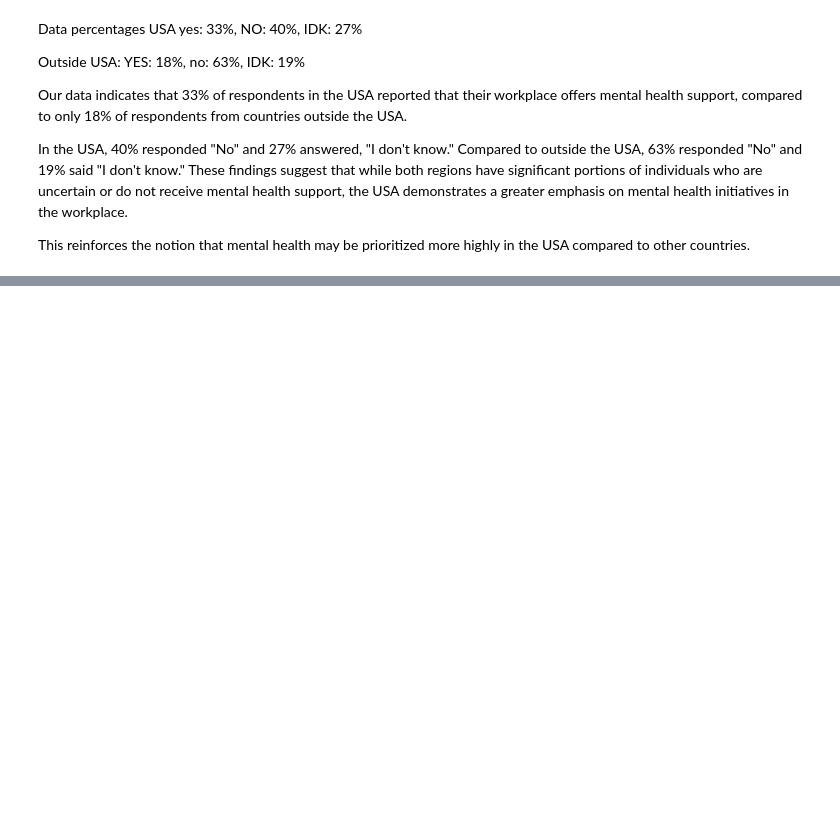
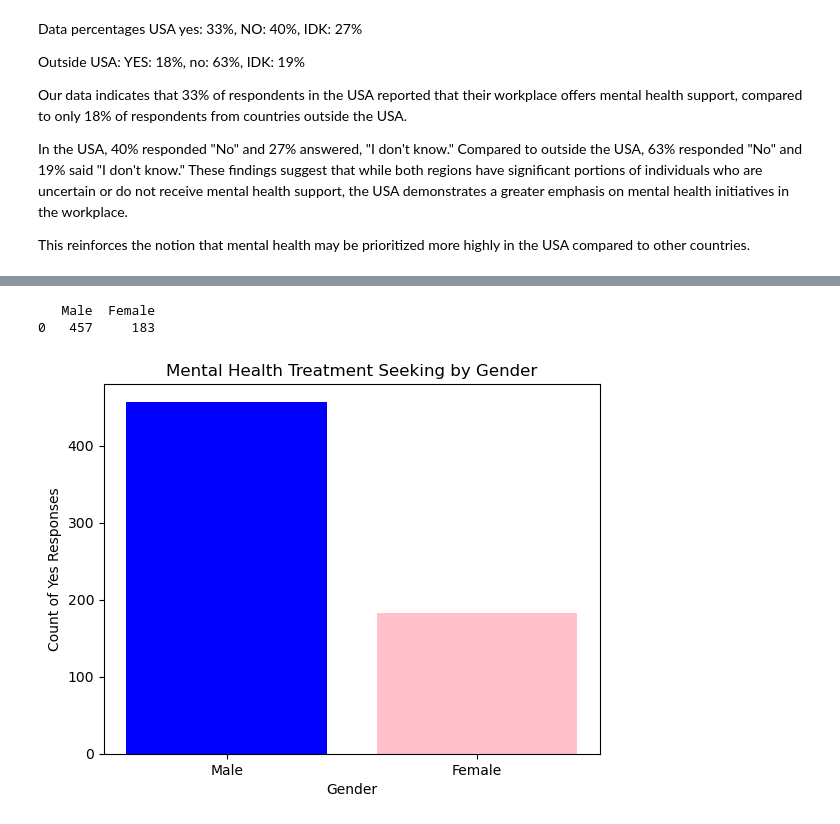
Before and after one commit to Keegawho198/Project-1_Mental-Health, a Jupyter notebook: Mental Health.ipynb, the cells around one changed output, grey strips where cells are left out. Cells and saved outputs as stored; diff of their text form; code cells hidden in the pictures; blank space fills up the shorter version.

```diff
--- a/Mental Health.ipynb
+++ b/Mental Health.ipynb
@@ -903,0 +906,14 @@ This reinforces the notion that mental health may be prioritized more highly in
+# %%
+file_path = Path('files/mental_heath_2016.csv')
+
+# Read the CSV file into a DataFrame
+data_df = pd.read_csv(file_path)
+
+# Rename columns for clarity (if needed)
+data_df.rename(columns={
+    'What is your gender?': 'Gender',
+    'Have you ever sought treatment for a mental health issue from a mental health professional?': 'Treatment'
+}, inplace=True)
+
+# Display the first few rows of the DataFrame
+data_df.head()
@@ -903,0 +928,43 @@ This reinforces the notion that mental health may be prioritized more highly in
+# %%
+# Filter the data for males and females
+male_data = data_df[data_df['Gender'].str.lower() == 'male']
+female_data = data_df[data_df['Gender'].str.lower() == 'female']
+
+# Analyze the data to see how many sought treatment (for '1' responses in 'Treatment', which represents 'Yes')
+male_treatment_count = male_data['Treatment'].value_counts().get(1, 0)
+female_treatment_count = female_data['Treatment'].value_counts().get(1, 0)
+
+# Create a DataFrame for comparison
+gender_comparison_df = pd.DataFrame({
+    'Male': [male_treatment_count],
+    'Female': [female_treatment_count]
+})
+
+# Print the comparison DataFrame
+print(gender_comparison_df)
+# %% [output]
+   Male  Female
+0   457     183
+# %%
+# Clean the 'Treatment' column to standardize values (e.g., 'Yes' and '1' mean the same thing)
+data_df['Treatment'] = data_df['Treatment'].replace({'Yes': 1, 'No': 0})
+
+# Filter the data again after standardizing 'Treatment'
+male_data = data_df[data_df['Gender'].str.lower() == 'male']
+female_data = data_df[data_df['Gender'].str.lower() == 'female']
+
+# Re-calculate treatment counts
+male_treatment_count = male_data['Treatment'].value_counts().get(1, 0)
+female_treatment_count = female_data['Treatment'].value_counts().get(1, 0)
+# %%
+# Plot the comparison
+labels = ['Male', 'Female']
+values = [male_treatment_count, female_treatment_count]
+
+plt.bar(labels, values, color=['blue', 'pink'])
+plt.title('Mental Health Treatment Seeking by Gender')
+plt.xlabel('Gender')
+plt.ylabel('Count of Yes Responses')
+plt.show()
+# %% [output]
+[figure, added]
```
Also changed, not shown: parts of 7 cells of this notebook, 2 other files.
